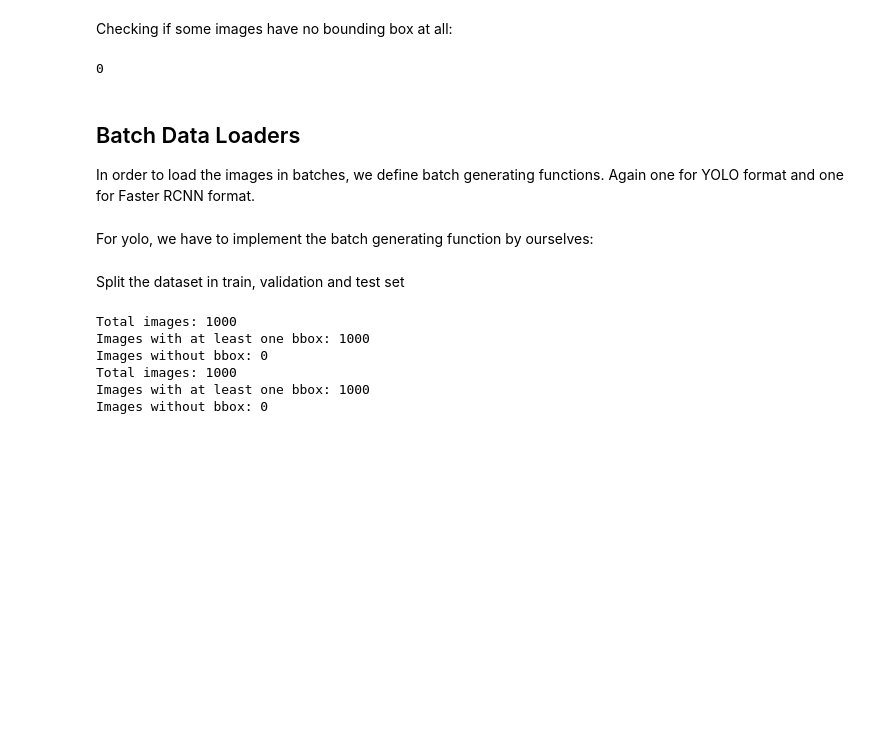
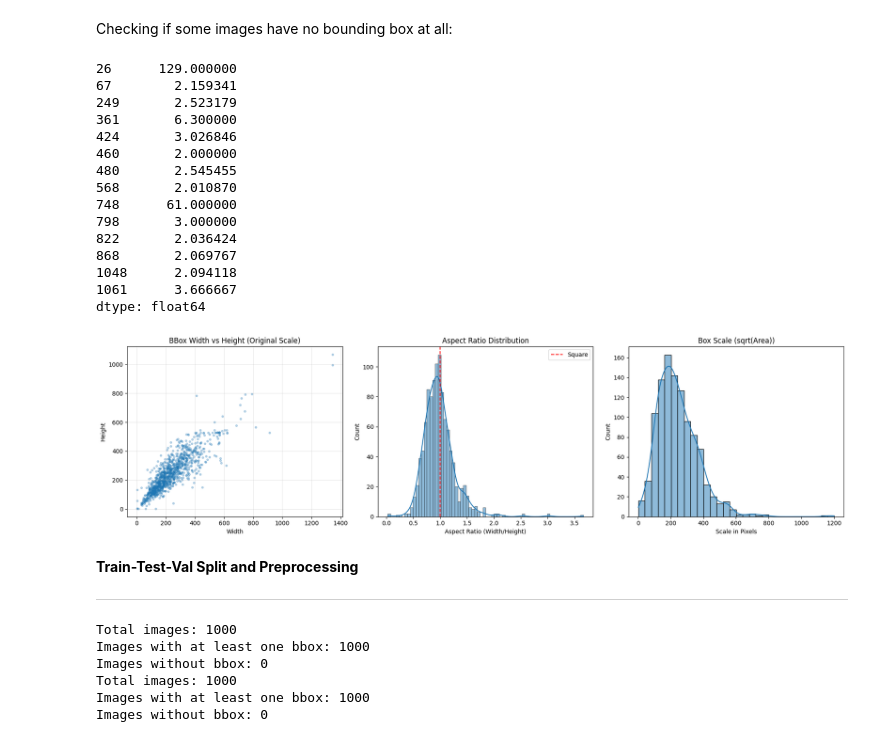
Before and after one commit to niklas-kessler/dl-med-img, a Jupyter notebook: Experiments.ipynb, the cells around one changed output. Saved outputs shown, nothing was run; the diff lists cells and outputs as text; code cells hidden in the pictures; blank space fills up the shorter version.

```diff
--- a/Experiments.ipynb
+++ b/Experiments.ipynb
@@ -284,7 +266,7 @@ Loading Dataset
 # %%
 dataset_fasterrcnn = KvasirPolypDataset(
     images_dir=PATH_IMAGES,
-    labels_df=labels_df,
+    labels_dir=PATH_LABELS,
     img_size=512,
     default_class=0,
     format="fasterrcnn"
@@ -292,7 +274,7 @@ dataset_fasterrcnn = KvasirPolypDataset(
 
 dataset_yolo = KvasirPolypDataset(
     images_dir=PATH_IMAGES,
-    labels_df=labels_df,
+    labels_dir=PATH_LABELS,
     img_size=512,
     default_class=0,
     format="yolo"
@@ -388,15 +349,7 @@ Visualizing: cju0roawvklrq0799vmjorwfv
 # %% [markdown]
 Checking if some images have no bounding box at all:
 # %%
-image_ids = {os.path.splitext(os.path.basename(path))[0] for path in image_paths}
-labeled_ids = set(labels_df['id'].unique())
+image_ids = {os.path.splitext(os.path.basename(path))[0] for path in dataset_fasterrcnn.img_paths}
+labeled_ids = set(dataset_fasterrcnn.labels_df['id'].unique())
 unlabeled_ids = image_ids - labeled_ids
 len(unlabeled_ids)  # should be 0 if all images are labeled
-# %% [output]
-0
-# %% [markdown]
-## Batch Data Loaders
-
-In order to load the images in batches, we define batch generating functions. Again one for YOLO format and one for Faster RCNN format.
-# %% [markdown]
-For yolo, we have to implement the batch generating function by ourselves:
@@ -444,2 +356,58 @@ def collate_fn_yolo(batch):
+# %%
+def visualize_box_stats(labels_df, target_size=512):
+    # 1. Scale boxes to the training size (512x512)
+    # Calculate dimensions
+    widths = labels_df['xmax'] - labels_df['xmin']
+    heights = labels_df['ymax'] - labels_df['ymin']
+
+    aspect_ratios = widths / heights
+    areas = widths * heights
+
+    fig, axes = plt.subplots(1, 3, figsize=(18, 5))
+
+    print(aspect_ratios[aspect_ratios >= 2])
+
+    # Plot 1: Width vs Height
+    axes[0].scatter(widths, heights, alpha=0.3, s=10)
+    axes[0].set_title("BBox Width vs Height (Original Scale)")
+    axes[0].set_xlabel("Width")
+    axes[0].set_ylabel("Height")
+    axes[0].grid(True, alpha=0.3)
+
+    # Plot 2: Aspect Ratios
+    sns.histplot(aspect_ratios[aspect_ratios <=5], bins=70, ax=axes[1], kde=True) # <=5 is used to ignore two outliers
+    axes[1].axvline(1.0, color='r', linestyle='--', label="Square")
+    axes[1].set_title("Aspect Ratio Distribution")
+    axes[1].set_xlabel("Aspect Ratio (Width/Height)")
+    axes[1].legend()
+
+    # Plot 3: Box Area (Scale)
+    sns.histplot(np.sqrt(areas), bins=30, ax=axes[2], kde=True)
+    axes[2].set_title("Box Scale (sqrt(Area))")
+    axes[2].set_xlabel("Scale in Pixels")
+
+    plt.tight_layout()
+    plt.show()
+
+visualize_box_stats(dataset_fasterrcnn.labels_df)
+# %% [output]
+26      129.000000
+67        2.159341
+249       2.523179
+361       6.300000
+424       3.026846
+460       2.000000
+480       2.545455
+568       2.010870
+748      61.000000
+798       3.000000
+822       2.036424
+868       2.069767
+1048      2.094118
+1061      3.666667
+dtype: float64
+[figure, added]
 # %% [markdown]
-Split the dataset in train, validation and test set
+**Train-Test-Val Split and Preprocessing**
+
+---
```
Also changed, not shown: parts of 34 cells of this notebook.
